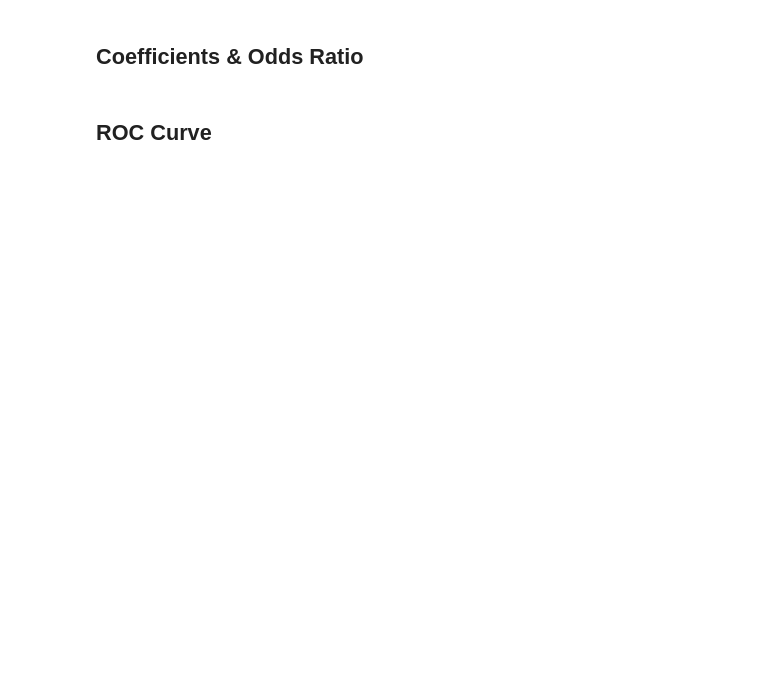
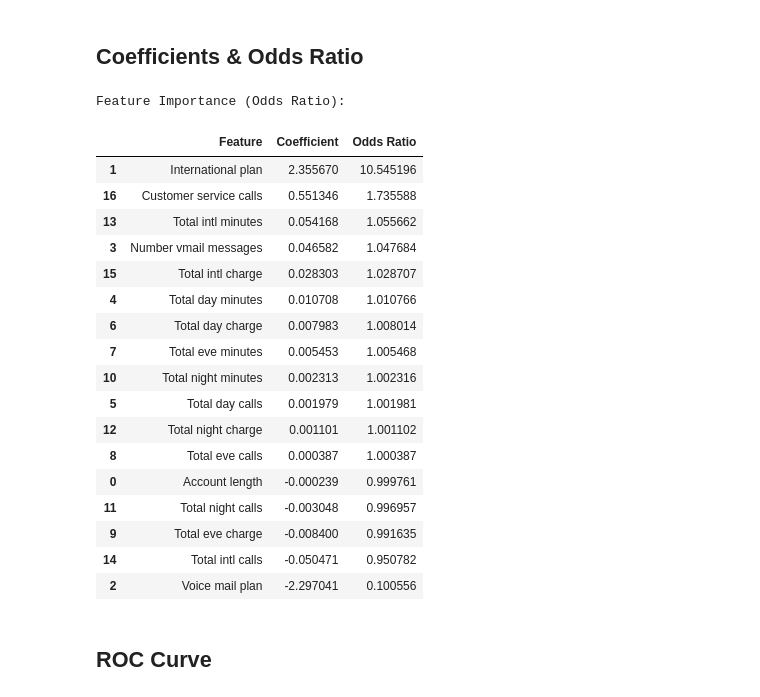
Before and after one commit to RyanGA09/codveda-ml-submission, a Jupyter notebook: Level 2 Intermediate/Task_1_Logistic_Regression/logistic_regression.ipynb, the cells around one changed output. Saved outputs shown, nothing was run; the diff lists cells and outputs as text; code cells hidden in the pictures; blank space fills up the shorter version.

```diff
--- a/Level 2 Intermediate/Task_1_Logistic_Regression/logistic_regression.ipynb
+++ b/Level 2 Intermediate/Task_1_Logistic_Regression/logistic_regression.ipynb
@@ -133,7 +178,29 @@ class_report = classification_report(y_test, y_pred)
 ## Coefficients & Odds Ratio
 # %%
 # Coefficients & Odds Ratio
-coefficients = pd.DataFrame({"Feature": X.columns, "Coefficient": model.coef_[0]})
+coefficients = pd.DataFrame({"Feature": X.columns, "Coefficient": best_model.coef_[0]})
 coefficients["Odds Ratio"] = np.exp(coefficients["Coefficient"])
+print("Feature Importance (Odds Ratio):")
+display(coefficients.sort_values(by="Odds Ratio", ascending=False))
+# %% [output]
+Feature Importance (Odds Ratio):
+|  | Feature | Coefficient | Odds Ratio |
+| 1 | International plan | 2.355670 | 10.545196 |
+| 16 | Customer service calls | 0.551346 | 1.735588 |
+| 13 | Total intl minutes | 0.054168 | 1.055662 |
+| 3 | Number vmail messages | 0.046582 | 1.047684 |
+| 15 | Total intl charge | 0.028303 | 1.028707 |
+| 4 | Total day minutes | 0.010708 | 1.010766 |
+| 6 | Total day charge | 0.007983 | 1.008014 |
+| 7 | Total eve minutes | 0.005453 | 1.005468 |
+| 10 | Total night minutes | 0.002313 | 1.002316 |
+| 5 | Total day calls | 0.001979 | 1.001981 |
+| 12 | Total night charge | 0.001101 | 1.001102 |
+| 8 | Total eve calls | 0.000387 | 1.000387 |
+| 0 | Account length | -0.000239 | 0.999761 |
+| 11 | Total night calls | -0.003048 | 0.996957 |
+| 9 | Total eve charge | -0.008400 | 0.991635 |
+| 14 | Total intl calls | -0.050471 | 0.950782 |
+| 2 | Voice mail plan | -2.297041 | 0.100556 |
 # %% [markdown]
 ## ROC Curve
```
Also changed, not shown: parts of 14 cells of this notebook, 4 other files.
